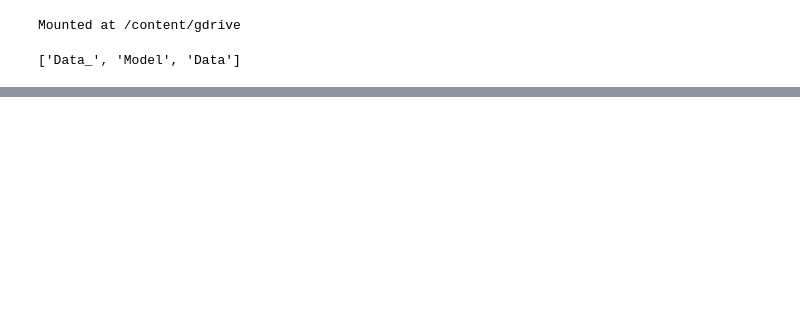
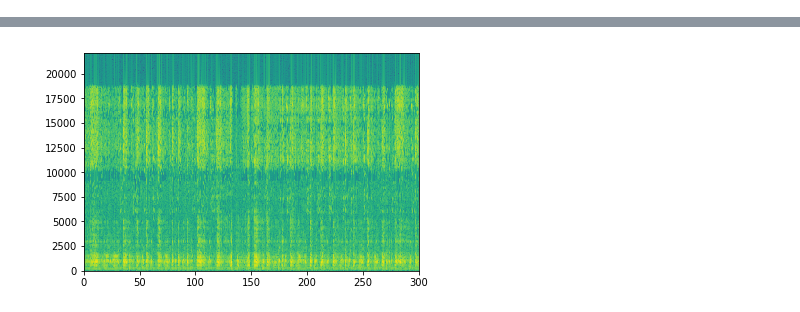
Before and after one commit to Joovvhan/Master-Thesis, a Jupyter notebook: src/(FAN) Save Image With Label as NPZ.ipynb, the cells around one changed output, grey strips where cells are left out. Drawn from its saved outputs; the diff is of its cells as text; code cells hidden in the pictures; blank space fills up the shorter version.

```diff
--- a/src/(FAN) Save Image With Label as NPZ.ipynb
+++ b/src/(FAN) Save Image With Label as NPZ.ipynb
@@ -15,27 +15,26 @@ from tqdm import trange
 # %%
 # Mount google drive
 
-from google.colab import drive
-drive.mount('/content/gdrive')
-os.listdir('gdrive/My Drive/Colab')
+# from google.colab import drive
+# drive.mount('/content/gdrive')
+# os.listdir('gdrive/My Drive/Colab')
+
+dataPath = '''D:/0_Joowhan's Paper/Real Data/Split Data'''
+dataFolderList = os.listdir(dataPath)
-# %% [output]
-Mounted at /content/gdrive
-['Data_', 'Model', 'Data']
 # %%
-nsc = 1470
-nov = nsc/2
+nsc = int(1470/3)
+nov = int(nsc/2)
 nff = nsc
 imgSize = 224
 
-dataPath = 'gdrive/My Drive/Colab/Data'
+dataPath = '''D:/0_Joowhan's Paper/Real Data/Split Data'''
 dataFolderList = os.listdir(dataPath)
+dataFolderList = dataFolderList[0:-1]
 dataFolderList = sorted(dataFolderList)
 pathFolders = [dataPath + '/' + folder for folder in dataFolderList]
 pathFolders = sorted(pathFolders)
 
-
-# for i in range(0, len(pathFolders)):
-for i in range(125):
+for i in range(0, len(pathFolders)):
 
     imgNpyWithLabel = pathFolders[i] + '/' + dataFolderList[i] + '_Image_With_Label.npy'
 
@@ -59,35 +58,45 @@ for i in range(125):
         dataFiles = glob.glob(pathFolders[i] + '/*.wav')
         dataFiles = sorted(dataFiles)
 
-        labels = list()
-        imgs = np.zeros([len(dataFiles), imgSize, imgSize])
-
         print("{}: {}".format(pathFolders[i], len(dataFiles)))
 
         for j in range(len(dataFiles)):
 
+            imgNpyWithLabelP = pathFolders[i] + '/' + dataFolderList[i] + '_Image_With_Label' + '_' + str(j) + '.npy'
+
+            labels = list()
+
             fs, dataInt16 = wf.read(dataFiles[j])
             dataFloat = dataInt16 / (2 ** 15)
-            Pxx, _, _, _ = plt.specgram(dataFloat, NFFT=nff, Fs=fs, noverlap=nov, \
+
+            Pxx, _, _, _ = plt.specgram(dataFloat[:, 0], NFFT=nff, Fs=fs, noverlap=nov, \
                                window=np.hamming(nsc), cmap='viridis')
-            plt.close()
-            img = 10 * np.log10(Pxx[0:imgSize, :])
-            imgs[j, :, :] = img
 
-            fileNameWav = dataFiles[j].split('/')[-1]
-            fileName = fileNameWav.replace('.wav', '')
-            fileLabels = fileName.split('_')
-            label =[float(label[1:9]) for label in fileLabels]
-            labels.append(label)
+            imgLog = 10 * np.log10(Pxx[0:imgSize, :])
 
-            if(j % 100 == 0):
-                print("{}, {}".format(i, j))
+            specLen = np.int(imgLog.shape[1] / imgSize)
 
-        labels = np.asarray(labels)
-        imgPack = np.asarray([(imgs[k, :, :], labels[k, 0], labels[k, 1], labels[k, 2], labels[k, 3]) for k in range(len(dataFiles))])
-        np.save(imgNpyWithLabel, imgPack)
+            imgs = np.zeros([specLen - 1, imgSize, imgSize])
 
-        del imgPack
+            for k in range(0, specLen - 1):
 
-        print('Build {}'.format(imgNpyWithLabel))
+                imgs[k, :, :] = imgLog[:, k * imgSize:(k + 1) * imgSize]
+
+                fileNameWav = dataFiles[j].split('/')[-1]
+                fileName = fileNameWav.replace('.wav', '')
+                fileLabels = fileName.split('_')
+                label = fileLabels[0]
+                labels.append(label)
+
+                if(k % 100 == 0):
+                    print("{}, {}".format(j, k))
+
+            labels = np.asarray(labels)
+            imgPack = np.asarray([(imgs[ii, :, :], labels[ii]) for ii in range(specLen - 1)])
+            np.save(imgNpyWithLabelP, imgPack)
+
+            print('Build {}'.format(imgNpyWithLabel))
+            print('Shape {}'.format(imgPack.shape))
+
+            del imgPack
 # %% [output]
@@ -110,0 +120 @@ gdrive/My Drive/Colab/Data/A4F2P3: 1000
+[figure, added]
```
Also changed, not shown: parts of 31 cells of this notebook.
